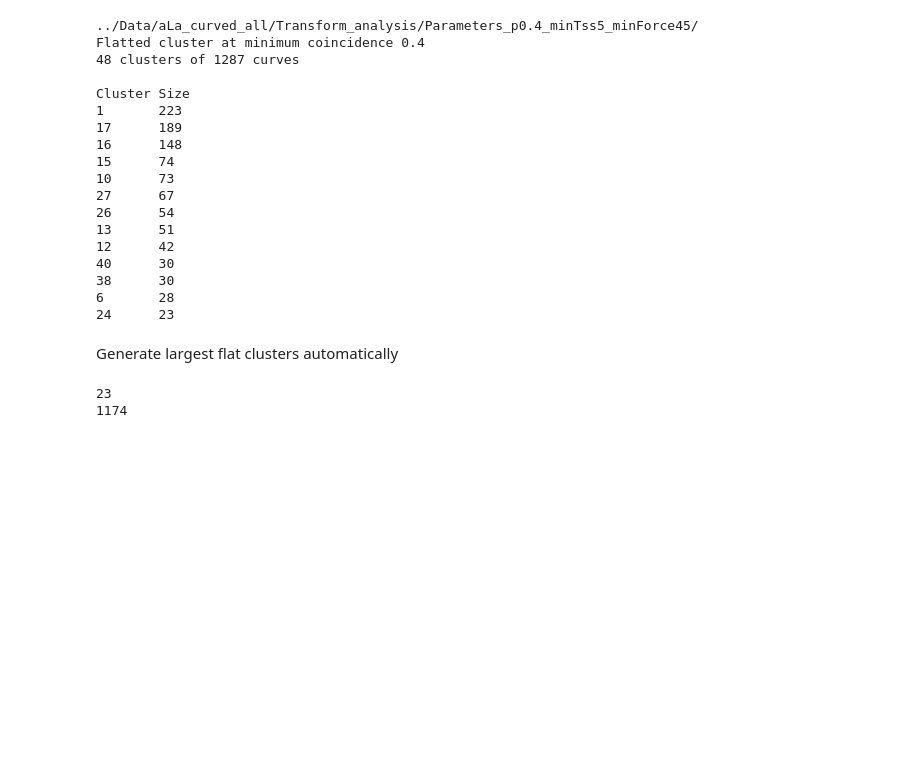
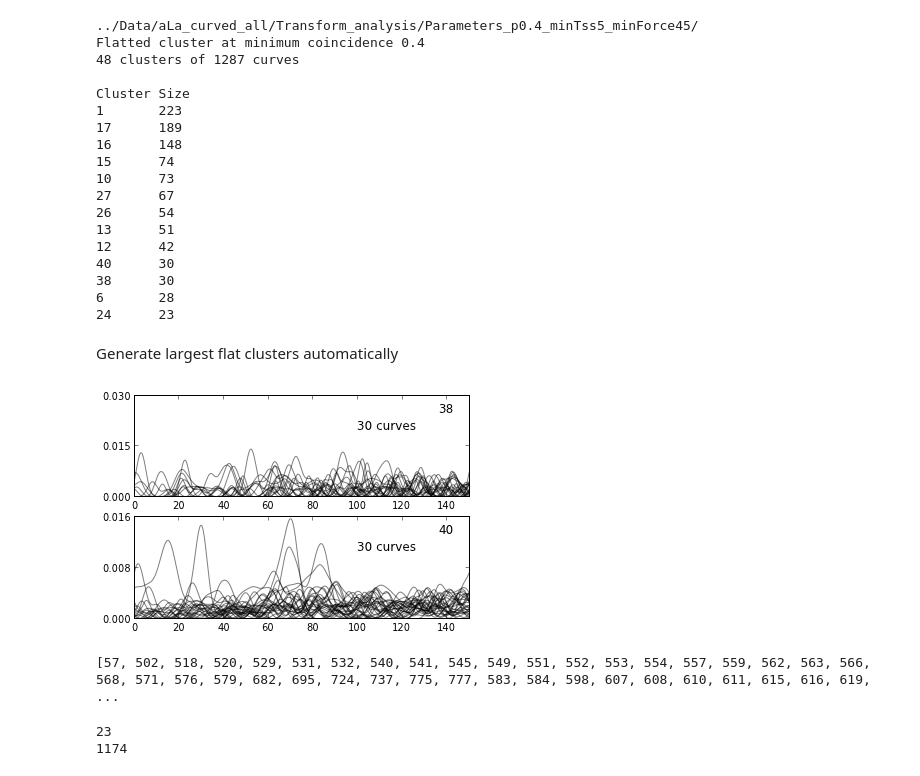
Before and after one commit to hilaryjoyce/smfs-data-analysis, a Jupyter notebook: all_ala_curved_clustering.ipynb, the cells around one changed output. Drawn from its saved outputs; the diff is of its cells as text; code cells hidden in the pictures; blank space fills up the shorter version.

```diff
--- a/all_ala_curved_clustering.ipynb
+++ b/all_ala_curved_clustering.ipynb
@@ -64,6 +64,19 @@ Cluster Size
 24      23
 # %% [markdown]
 Generate largest flat clusters automatically
+# %%
+poor_signal1 = c.Cluster(F, 38)
+subplot(211)
+poor_signal1.plot_cluster();
+subplot(212)
+poor_signal2 = c.Cluster(F, 40)
+poor_signal2.plot_cluster();
+# %% [output]
+[figure, added]
+# %%
+print poor_signal1.list_curve_indexes()+poor_signal2.list_curve_indexes()
+# %% [output]
+[57, 502, 518, 520, 529, 531, 532, 540, 541, 545, 549, 551, 552, 553, 554, 557, 559, 562, 563, 566, 568, 571, 576, 579, 682, 695, 724, 737, 775, 777, 583, 584, 598, 607, 608, 610, 611, 615, 616, 619,  ...
 # %%
 large_clusters, large_sizes = F.largest_clusters(10)
 print len(large_sizes)
```
Also changed, not shown: parts of 1 cell of this notebook, 10 other files.
